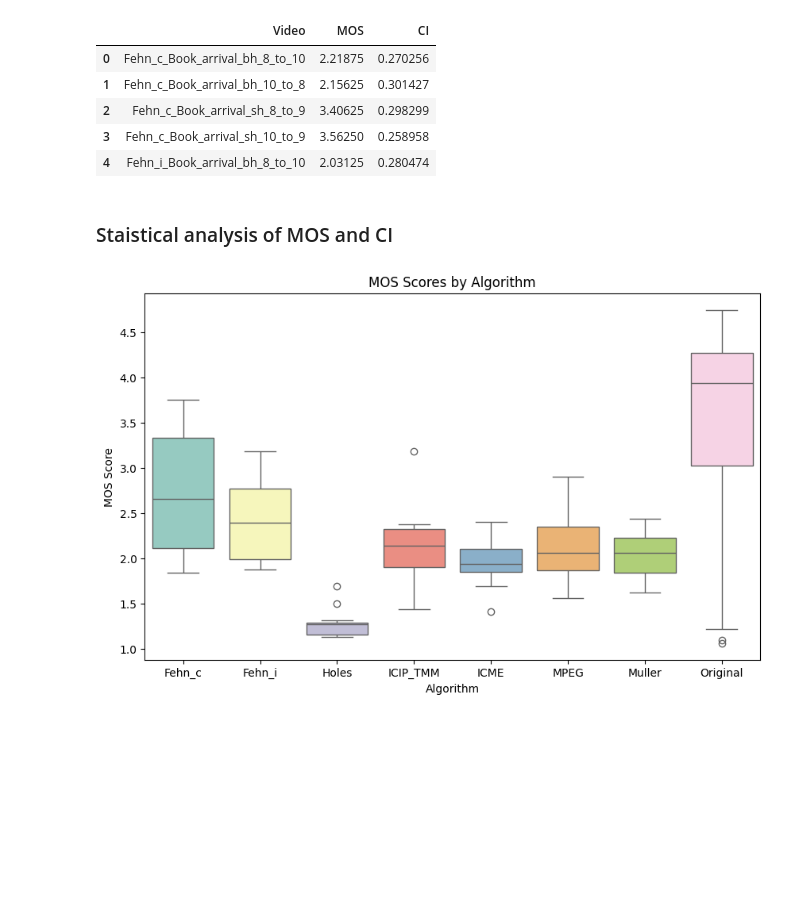
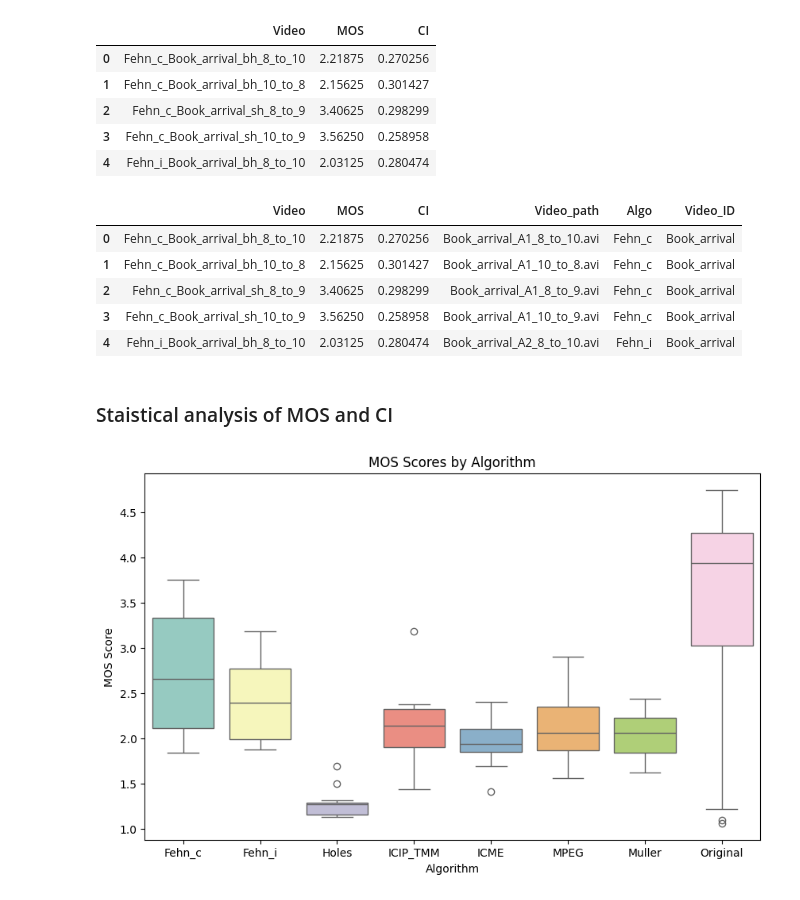
Before and after one commit to marrryzebwjq/Quality-of-Experience, a Jupyter notebook: project.ipynb, the cells around one changed output. Cells and saved outputs as stored; diff of their text form; code cells hidden in the pictures; blank space fills up the shorter version.

Commit message:
Ajout de la colonne "video_path" dans le df

```diff
--- a/project.ipynb
+++ b/project.ipynb
@@ -26,8 +26,17 @@ df_videos.head()
 | 2 | Fehn_c_Book_arrival_sh_8_to_9 | 3.40625 | 0.298299 |
 | 3 | Fehn_c_Book_arrival_sh_10_to_9 | 3.56250 | 0.258958 |
 | 4 | Fehn_i_Book_arrival_bh_8_to_10 | 2.03125 | 0.280474 |
-# %% [markdown]
-### Staistical analysis of MOS and CI
+# %%
+# Adding video path by matching the MOS columns
+df_base_DMOS = pd.read_excel(file_path, sheet_name='DMOS', skiprows=[0])
+df_cleaned_DMOS = df_base_DMOS[['Unnamed: 0', 'MOS']]
+df_cleaned_DMOS = df_cleaned_DMOS.rename(columns={'Unnamed: 0': 'Video_path'})
+
+if (df_cleaned_DMOS['MOS'].values == df_videos['MOS'].values).all():
+    df_videos['Video_path'] = df_cleaned_DMOS['Video_path'].values
+    df_videos[['Video', 'Video_path', 'MOS']].head()
+else:
+    print("Les colonnes MOS ne correspondent pas!")
 # %%
 df_videos["Algo"] = pd.Series(dtype='object')
 df_videos["Video_ID"] = pd.Series(dtype='object')
@@ -57,6 +66,17 @@ for index, row in df_videos.iterrows():
         df_videos.at[index, "Algo"] = "Muller"
     else :
         df_videos.at[index, "Algo"] = "Original"
+# %%
+df_videos.head()
+# %% [output]
+|  | Video | MOS | CI | Video_path | Algo | Video_ID |
+| 0 | Fehn_c_Book_arrival_bh_8_to_10 | 2.21875 | 0.270256 | Book_arrival_A1_8_to_10.avi | Fehn_c | Book_arrival |
+| 1 | Fehn_c_Book_arrival_bh_10_to_8 | 2.15625 | 0.301427 | Book_arrival_A1_10_to_8.avi | Fehn_c | Book_arrival |
+| 2 | Fehn_c_Book_arrival_sh_8_to_9 | 3.40625 | 0.298299 | Book_arrival_A1_8_to_9.avi | Fehn_c | Book_arrival |
+| 3 | Fehn_c_Book_arrival_sh_10_to_9 | 3.56250 | 0.258958 | Book_arrival_A1_10_to_9.avi | Fehn_c | Book_arrival |
+| 4 | Fehn_i_Book_arrival_bh_8_to_10 | 2.03125 | 0.280474 | Book_arrival_A2_8_to_10.avi | Fehn_i | Book_arrival |
+# %% [markdown]
+### Staistical analysis of MOS and CI
 # %%
 plt.figure(figsize=(10,6))
 sns.boxplot(x="Algo", y="MOS", data=df_videos, hue="Algo", palette="Set3", legend=False)
```
